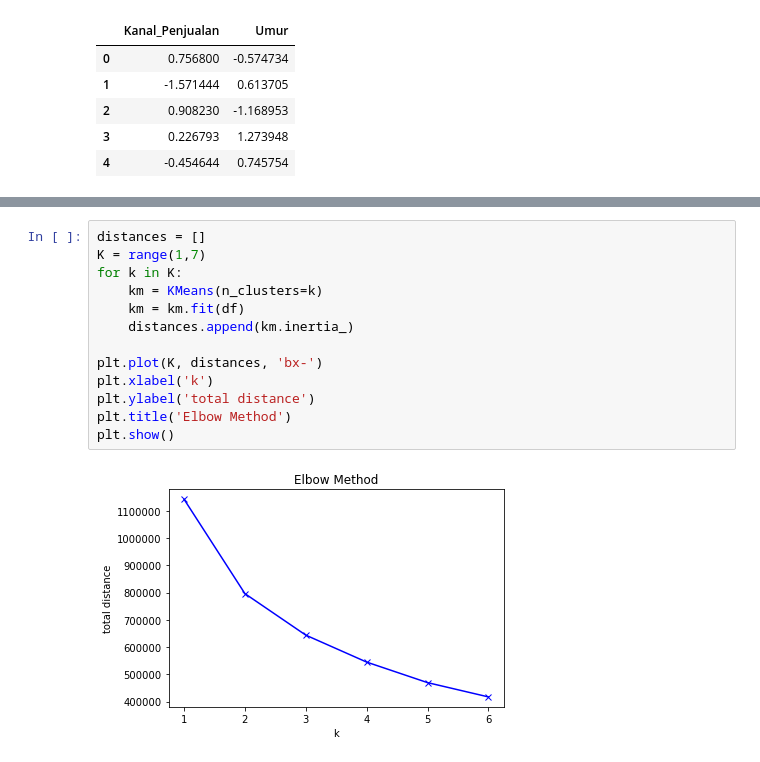
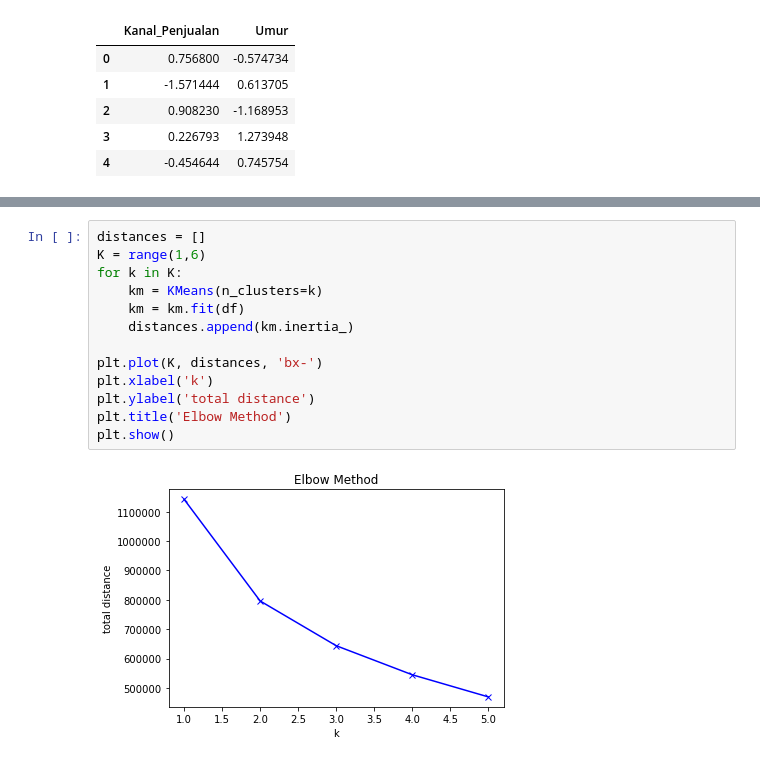
Before and after one commit to krobus00/Tugas-1-Pembelajaran-Mesin-Clustering, a Jupyter notebook: KmeansClustering.ipynb, the cells around one changed output, grey strips where cells are left out. Saved outputs shown, nothing was run; the diff lists cells and outputs as text.

```diff
--- a/KmeansClustering.ipynb
+++ b/KmeansClustering.ipynb
@@ -161,15 +163,15 @@ plt.show()
 # %%
 distances = []
-K = range(1,7)
+K = range(1,6)
 for k in K:
     km = KMeans(n_clusters=k)
     km = km.fit(df)
     distances.append(km.inertia_)
 
 plt.plot(K, distances, 'bx-')
 plt.xlabel('k')
 plt.ylabel('total distance')
 plt.title('Elbow Method')
 plt.show()
 # %% [output]
-[figure, old version]
+[figure, new version]
```
Also changed, not shown: parts of 7 cells of this notebook.
